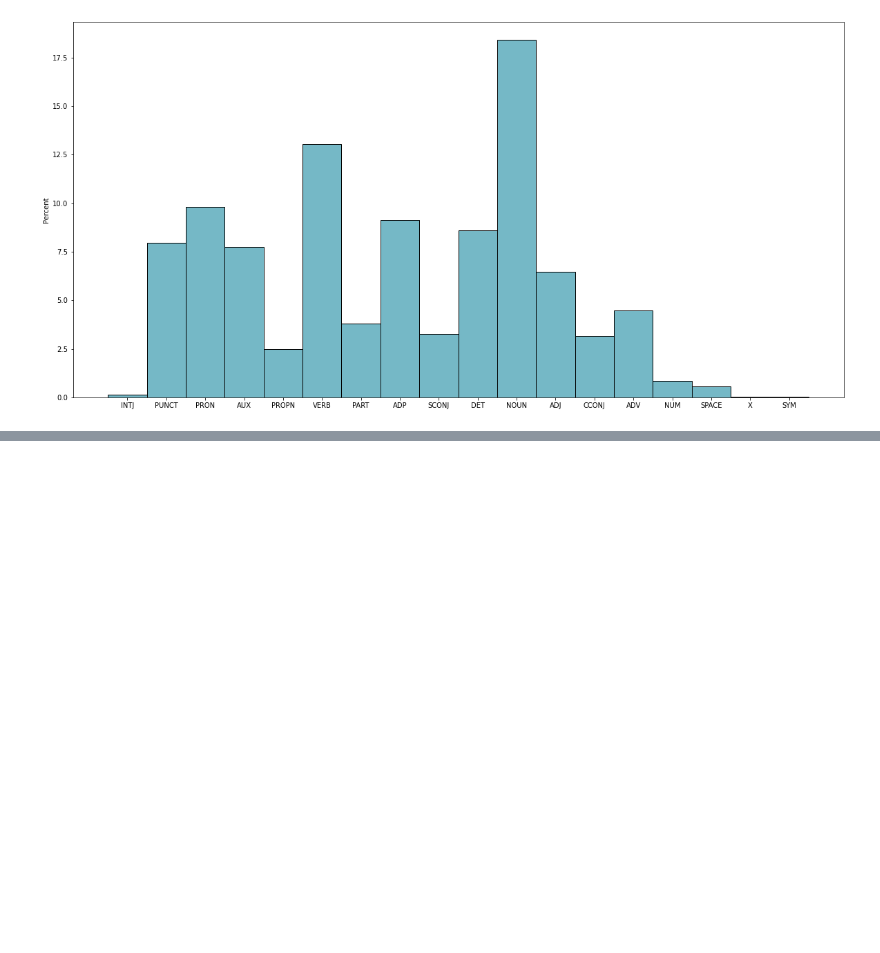
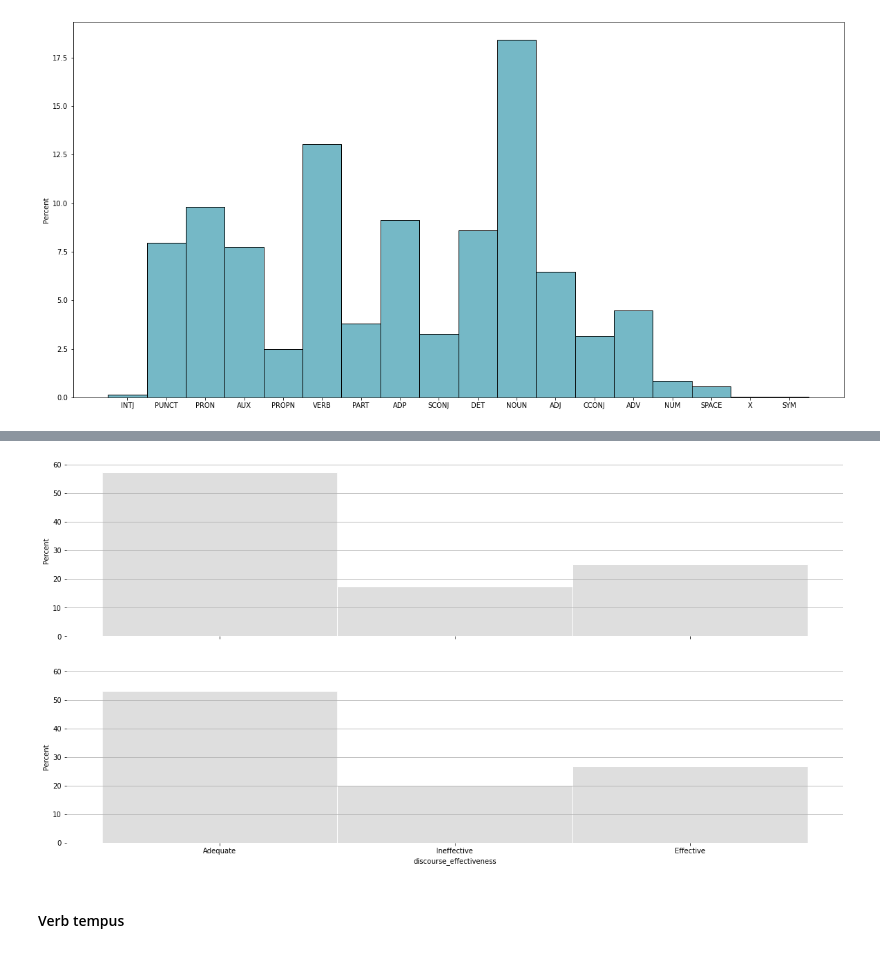
Before and after one commit to tripnv/fbp-kaggle, a Jupyter notebook: eda.ipynb, the cells around one changed output, grey strips where cells are left out. Drawn from its saved outputs; the diff is of its cells as text; code cells hidden in the pictures; blank space fills up the shorter version.

```diff
--- a/eda.ipynb
+++ b/eda.ipynb
@@ -1007,4 +1011,4 @@ X.loc[X.discourse_text.str.contains('so I')]
 #### POS
 # %%
 import spacy
-nlp = spacy.load('en_core_web_lg')
+nlp = spacy.load('en_core_web_lg', disable=['lemmatizer', 'tok2vec'])
@@ -1027,7 +1038,7 @@ def extract_features(text):
 train['discourse_features_all'] = train.discourse_text.map(extract_features)
 train['essay_features_all'] =  train.essay_text.map(extract_features)
 # %%
-t_features = train.text_features_all.apply(pd.Series)
+t_features = train.discourse_features_all.apply(pd.Series)
 t_features.columns = ['discourse_tokens', 'discourse_pos', 'discourse_tag', 'discourse_morph']
 
 e_features = train.essay_features_all.apply(pd.Series)
@@ -1063,0 +1109,20 @@ Y_test = Y_test.map(target_labels_mapping)
+# %%
+train['contains_question'] = train.discourse_text.str.contains('\?').astype(int)
+# %%
+fig, axs = plt.subplots(2, 1, figsize = (20,10), sharex = True, sharey=True)
+
+subset_0 = train.loc[train.contains_question == 0].discourse_effectiveness
+subset_1 = train.loc[train.contains_question == 1].discourse_effectiveness
+
+sns.histplot(subset_0, stat = 'percent', color = 'lightgray', ax = axs[0], edgecolor = 'white')
+sns.histplot(subset_1, stat = 'percent', color = 'lightgray', ax = axs[1], edgecolor = 'white')
+
+
+axs[0].grid(which = 'major', axis = 'y')
+axs[1].grid(which = 'major', axis = 'y')
+axs[0].set_frame_on(False)
+axs[1].set_frame_on(False)
+# %% [output]
+[figure, added]
+# %% [markdown]
+#### Verb tempus
```
Also changed, not shown: parts of 22 cells of this notebook.
